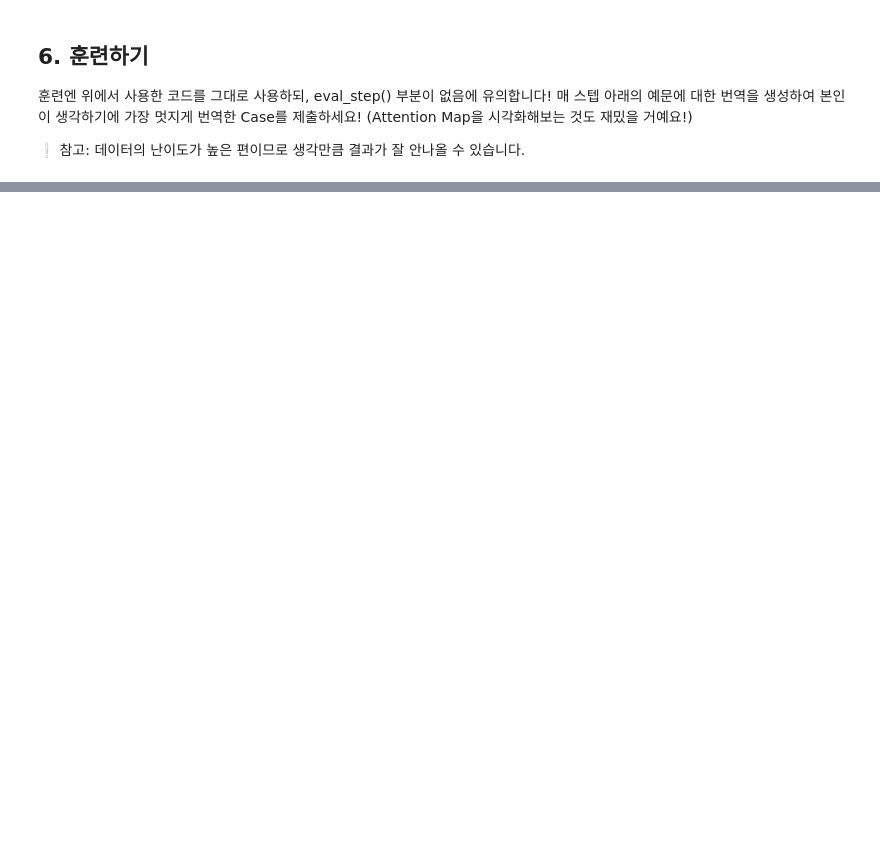
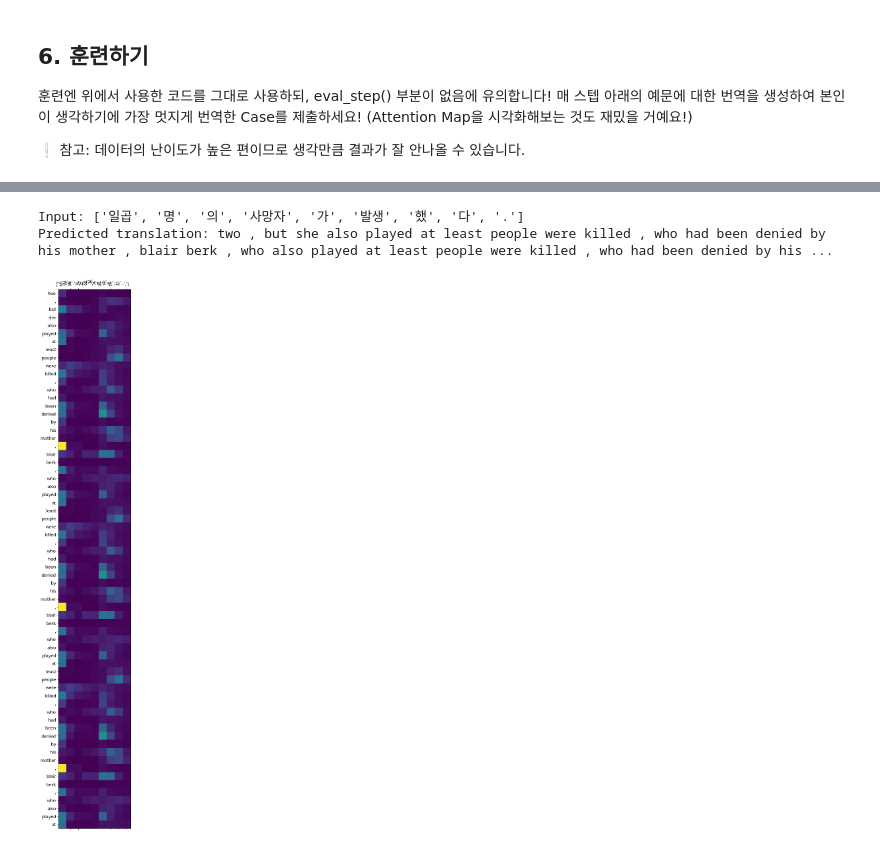
Before and after one commit to jx-dohwan/Aiffel_NLP_Project, a Jupyter notebook: [NLP_08]Create_a_Korean_English_translator.ipynb, the cells around one changed output, grey strips where cells are left out. Cells and saved outputs as stored; diff of their text form; code cells hidden in the pictures; blank space fills up the shorter version.

```diff
--- a/[NLP_08]Create_a_Korean_English_translator.ipynb
+++ b/[NLP_08]Create_a_Korean_English_translator.ipynb
@@ -430,0 +466,6 @@ Predicted translation: the the the the the the the the the the the the the the t
+# %%
+translate("일곱 명의 사망자가 발생했다.", encoder, decoder)
+# %% [output]
+Input: ['일곱', '명', '의', '사망자', '가', '발생', '했', '다', '.']
+Predicted translation: two , but she also played at least people were killed , who had been denied by his mother , blair berk , who also played at least people were killed , who had been denied by his ...
+[figure, added]
```
Also changed, not shown: parts of 14 cells of this notebook.
